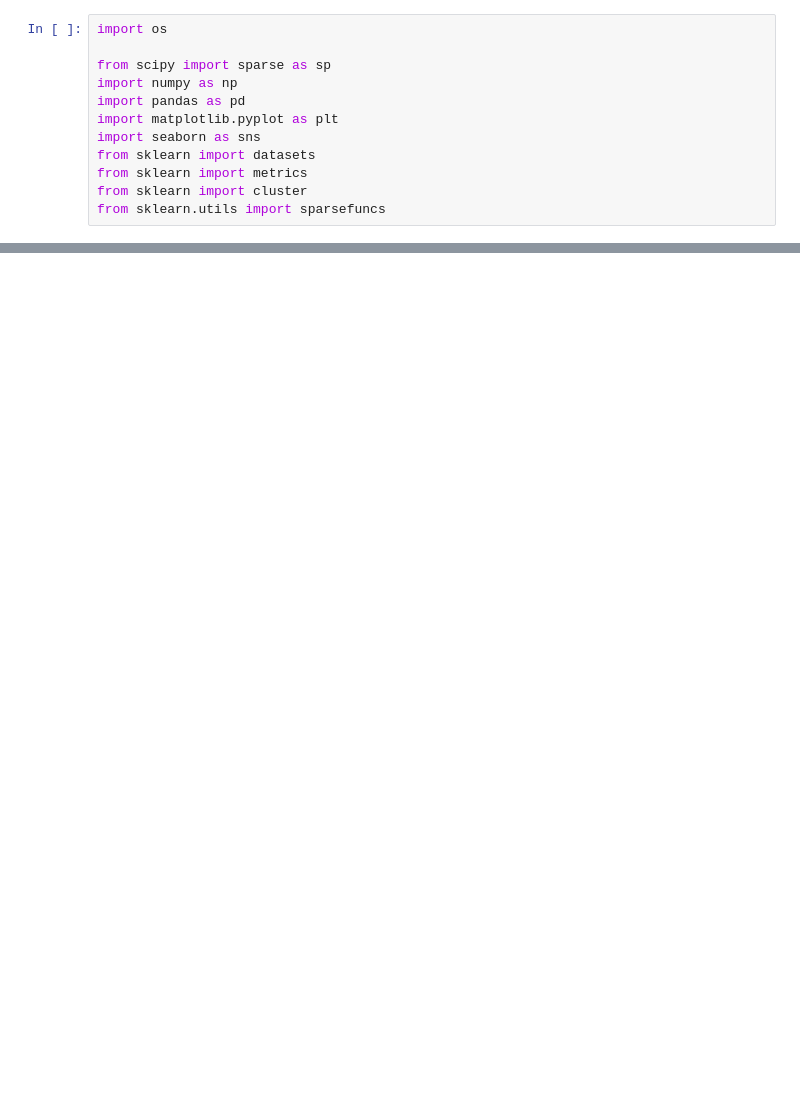
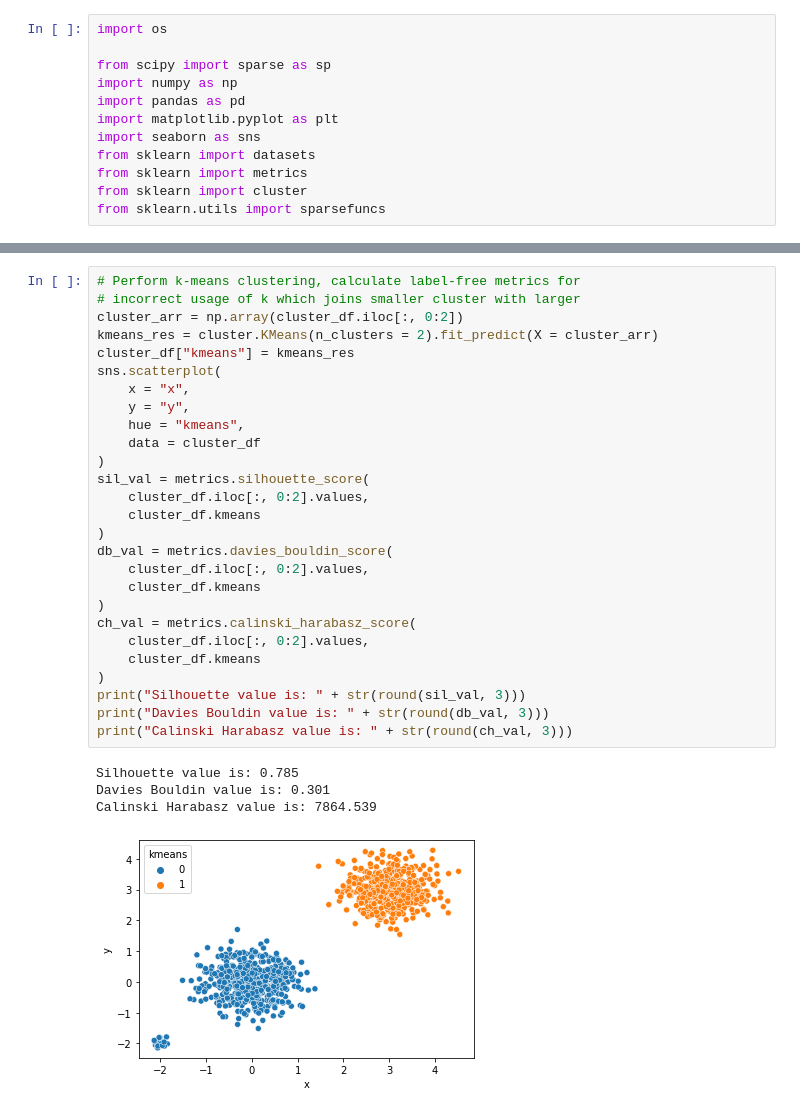
Before and after one commit to hsmaan/Iniquitate, a Jupyter notebook: workflow/analysis/python/02_label_free_metrics_imba_reworking.ipynb, the cells around one changed output, grey strips where cells are left out. Saved outputs shown, nothing was run; the diff lists cells and outputs as text; blank space fills up the shorter version.

```diff
--- a/workflow/analysis/python/02_label_free_metrics_imba_reworking.ipynb
+++ b/workflow/analysis/python/02_label_free_metrics_imba_reworking.ipynb
@@ -63,0 +72,32 @@ cluster_df.iloc[:, 0:2].values.shape
+# %%
+# Perform k-means clustering, calculate label-free metrics for
+# incorrect usage of k which joins smaller cluster with larger
+cluster_arr = np.array(cluster_df.iloc[:, 0:2])
+kmeans_res = cluster.KMeans(n_clusters = 2).fit_predict(X = cluster_arr)
+cluster_df["kmeans"] = kmeans_res
+sns.scatterplot(
+    x = "x",
+    y = "y",
+    hue = "kmeans",
+    data = cluster_df
+)
+sil_val = metrics.silhouette_score(
+    cluster_df.iloc[:, 0:2].values,
+    cluster_df.kmeans
+)
+db_val = metrics.davies_bouldin_score(
+    cluster_df.iloc[:, 0:2].values,
+    cluster_df.kmeans
+)
+ch_val = metrics.calinski_harabasz_score(
+    cluster_df.iloc[:, 0:2].values,
+    cluster_df.kmeans
+)
+print("Silhouette value is: " + str(round(sil_val, 3)))
+print("Davies Bouldin value is: " + str(round(db_val, 3)))
+print("Calinski Harabasz value is: " + str(round(ch_val, 3)))
+# %% [output]
+Silhouette value is: 0.785
+Davies Bouldin value is: 0.301
+Calinski Harabasz value is: 7864.539
+[figure, added]
```
Also changed, not shown: parts of 4 cells of this notebook.
